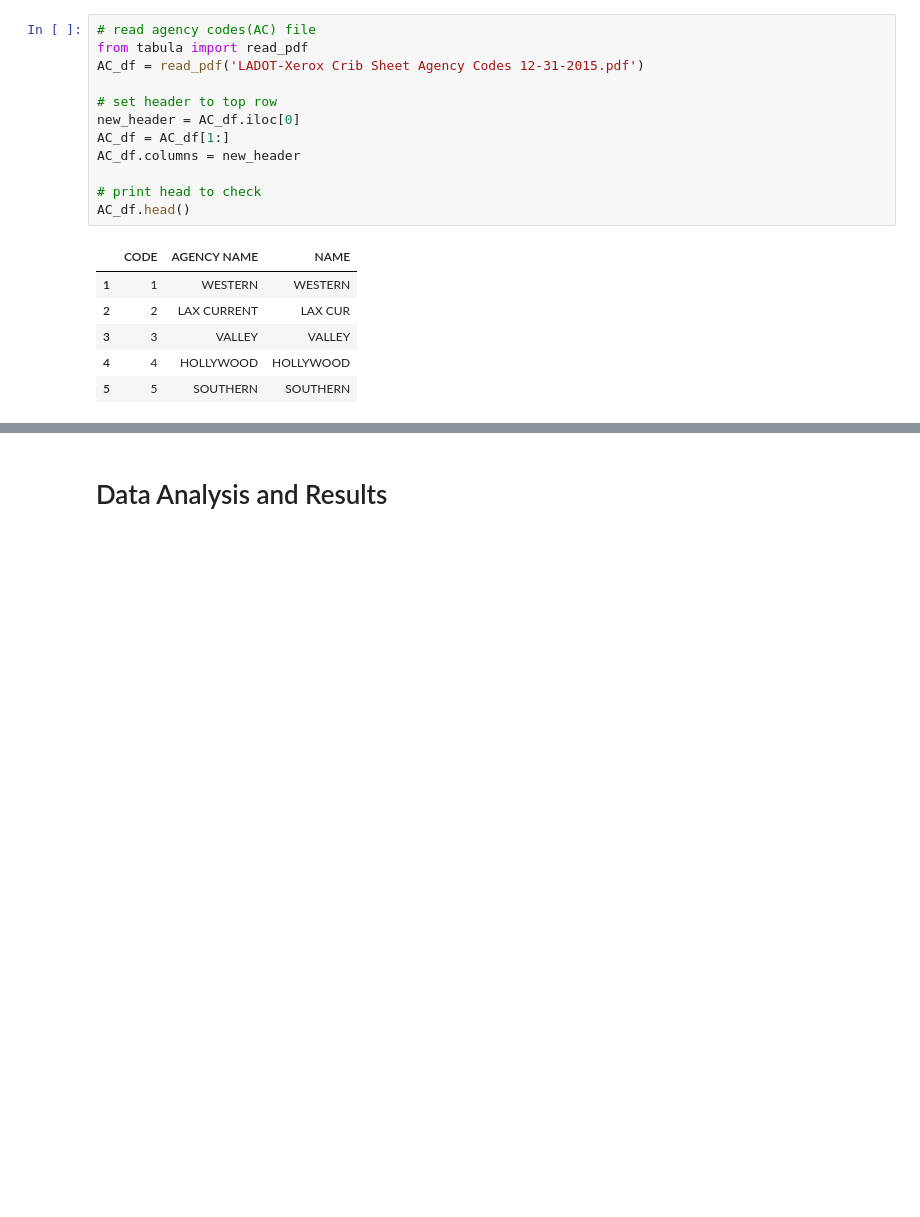
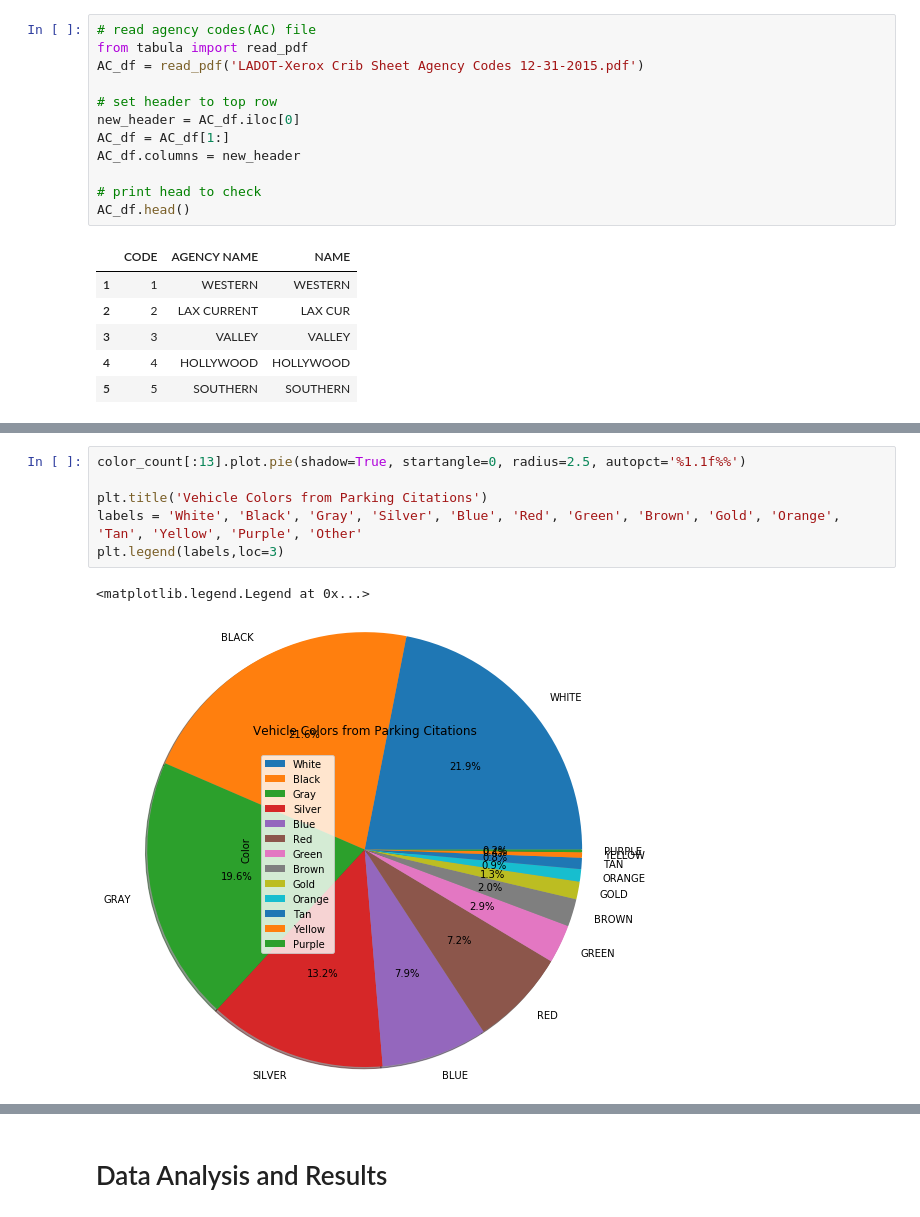
Before and after one commit to johnny-tran/COGS108_Final, a Jupyter notebook: FinalProject.ipynb, the cells around one changed output, grey strips where cells are left out. Drawn from its saved outputs; the diff is of its cells as text; blank space fills up the shorter version.

```diff
--- a/FinalProject.ipynb
+++ b/FinalProject.ipynb
@@ -246 +301,10 @@ def standardize_colors(string):
+# %%
+color_count[:13].plot.pie(shadow=True, startangle=0, radius=2.5, autopct='%1.1f%%')
+
+plt.title('Vehicle Colors from Parking Citations')
+labels = 'White', 'Black', 'Gray', 'Silver', 'Blue', 'Red', 'Green', 'Brown', 'Gold', 'Orange', 'Tan', 'Yellow', 'Purple', 'Other'
+plt.legend(labels,loc=3)
+# %% [output]
+<matplotlib.legend.Legend at 0x...>
+[figure, added]
 # %% [markdown]
```
Also changed, not shown: parts of 11 cells of this notebook.
